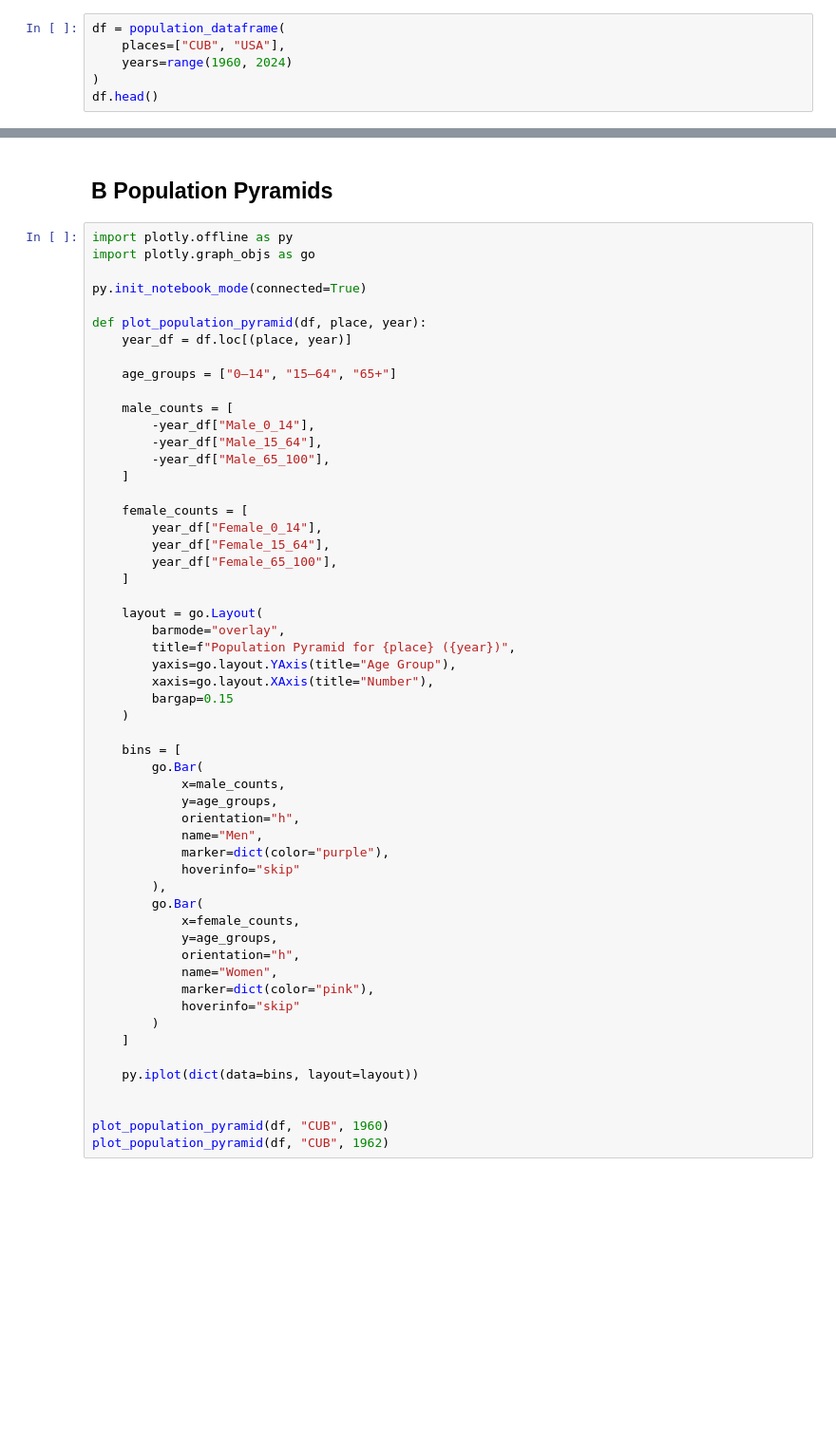
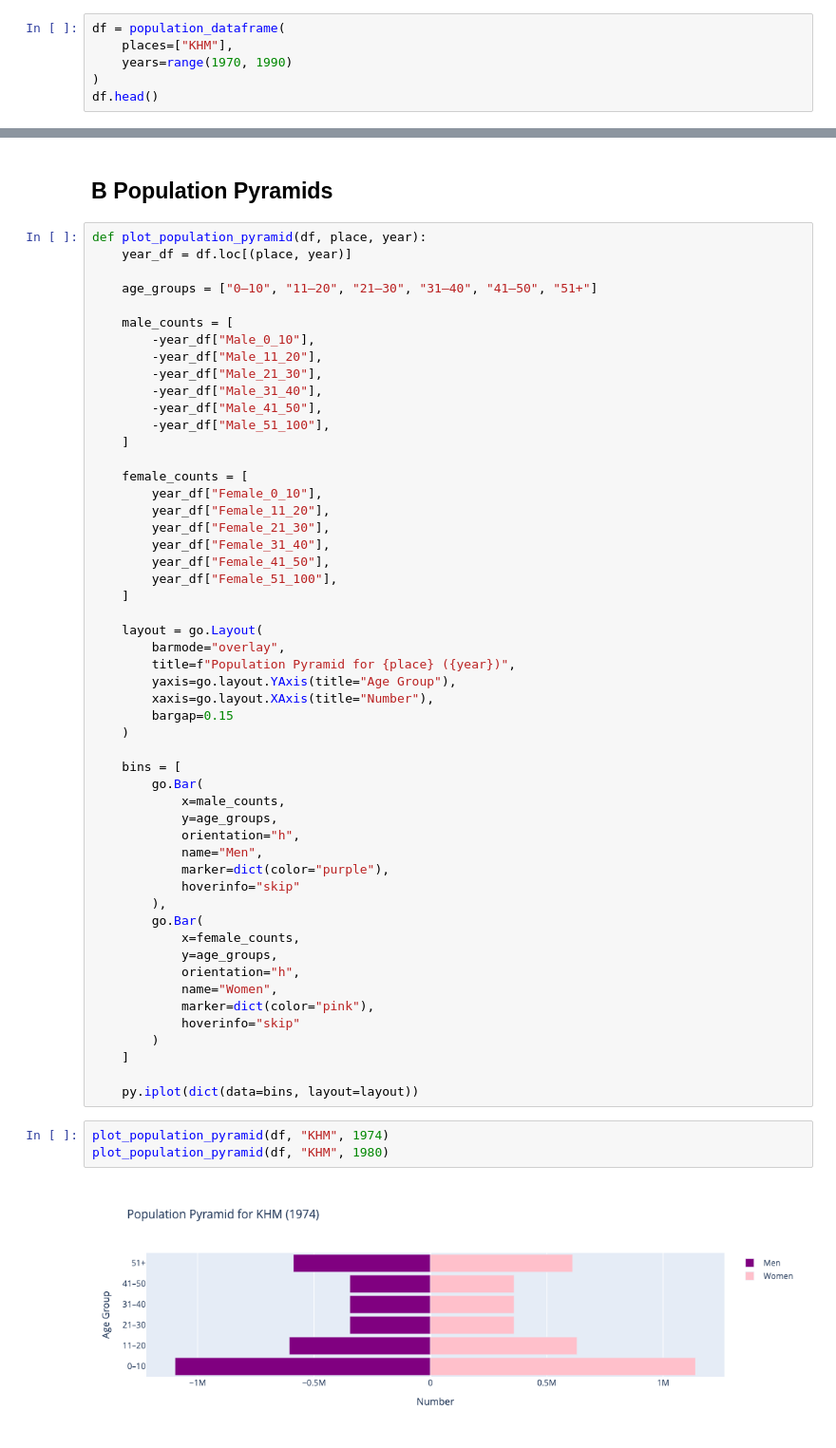
Before and after one commit to danieldo-tech/EEP153.jb.Project1, a Jupyter notebook: project1.ipynb, the cells around one changed output, grey strips where cells are left out. Shown at 95% size. Drawn from its saved outputs; the diff is of its cells as text; blank space fills up the shorter version.

```diff
--- a/project1.ipynb
+++ b/project1.ipynb
@@ -105,7 +143,7 @@ def population_dataframe(places, years):
     return pd.DataFrame(rows).set_index(["place", "year"]).sort_index()
 # %%
 df = population_dataframe(
-    places=["CUB", "USA"],
-    years=range(1960, 2024)
+    places=["KHM"],
+    years=range(1970, 1990)
 )
 df.head()
@@ -112,26 +158,27 @@ df.head()
 # %% [markdown]
 ## B Population Pyramids
 # %%
-import plotly.offline as py
-import plotly.graph_objs as go
-
-py.init_notebook_mode(connected=True)
-
 def plot_population_pyramid(df, place, year):
     year_df = df.loc[(place, year)]
 
-    age_groups = ["0–14", "15–64", "65+"]
+    age_groups = ["0–10", "11–20", "21–30", "31–40", "41–50", "51+"]
 
     male_counts = [
-        -year_df["Male_0_14"],
-        -year_df["Male_15_64"],
-        -year_df["Male_65_100"],
+        -year_df["Male_0_10"],
+        -year_df["Male_11_20"],
+        -year_df["Male_21_30"],
+        -year_df["Male_31_40"],
+        -year_df["Male_41_50"],
+        -year_df["Male_51_100"],
     ]
 
     female_counts = [
-        year_df["Female_0_14"],
-        year_df["Female_15_64"],
-        year_df["Female_65_100"],
+        year_df["Female_0_10"],
+        year_df["Female_11_20"],
+        year_df["Female_21_30"],
+        year_df["Female_31_40"],
+        year_df["Female_41_50"],
+        year_df["Female_51_100"],
     ]
 
     layout = go.Layout(
@@ -162,7 +209,8 @@ def plot_population_pyramid(df, place, year):
     ]
 
     py.iplot(dict(data=bins, layout=layout))
-
-
-plot_population_pyramid(df, "CUB", 1960)
-plot_population_pyramid(df, "CUB", 1962)
+# %%
+plot_population_pyramid(df, "KHM", 1974)
+plot_population_pyramid(df, "KHM", 1980)
+# %% [output]
+[figure, added]
```
Also changed, not shown: parts of 6 cells of this notebook.
